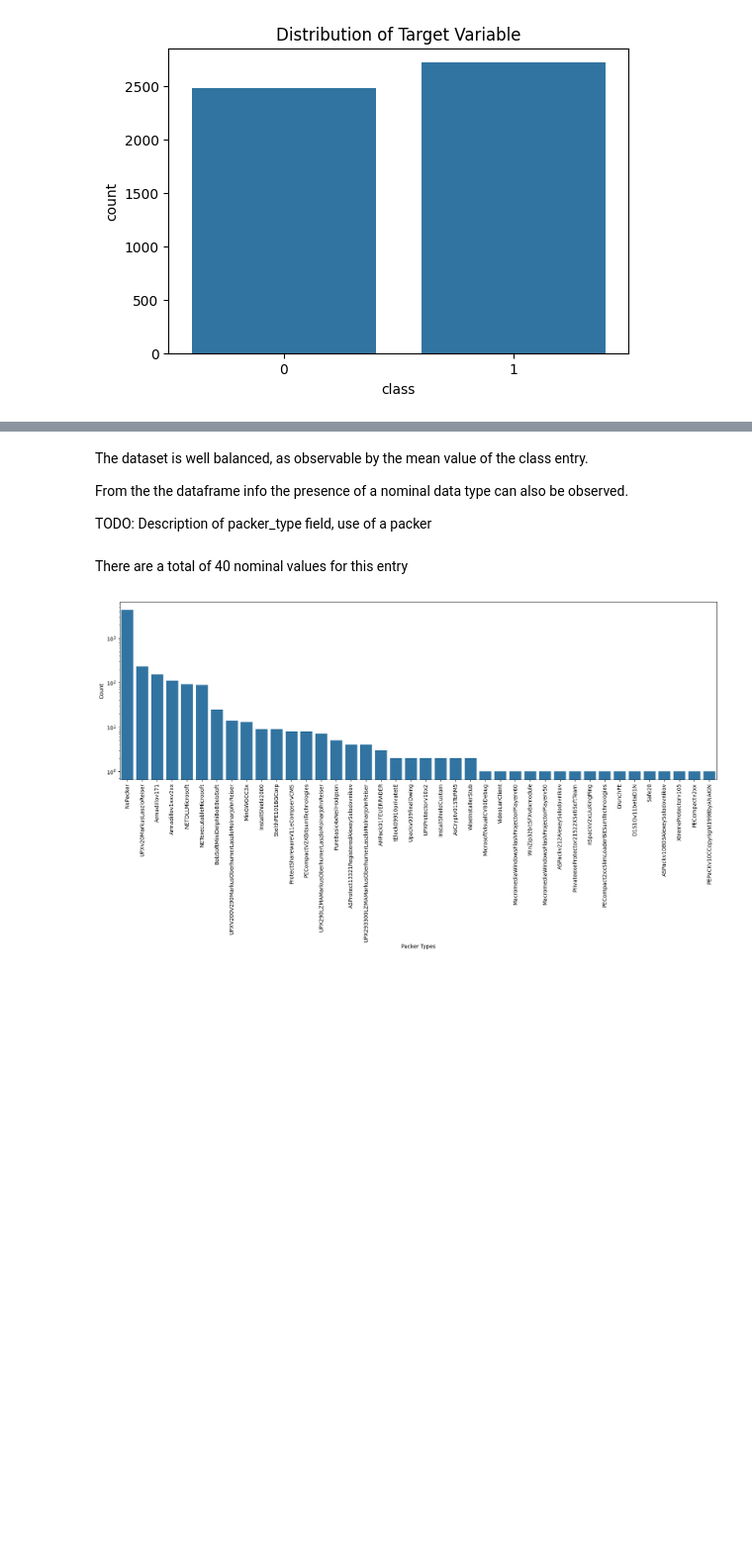
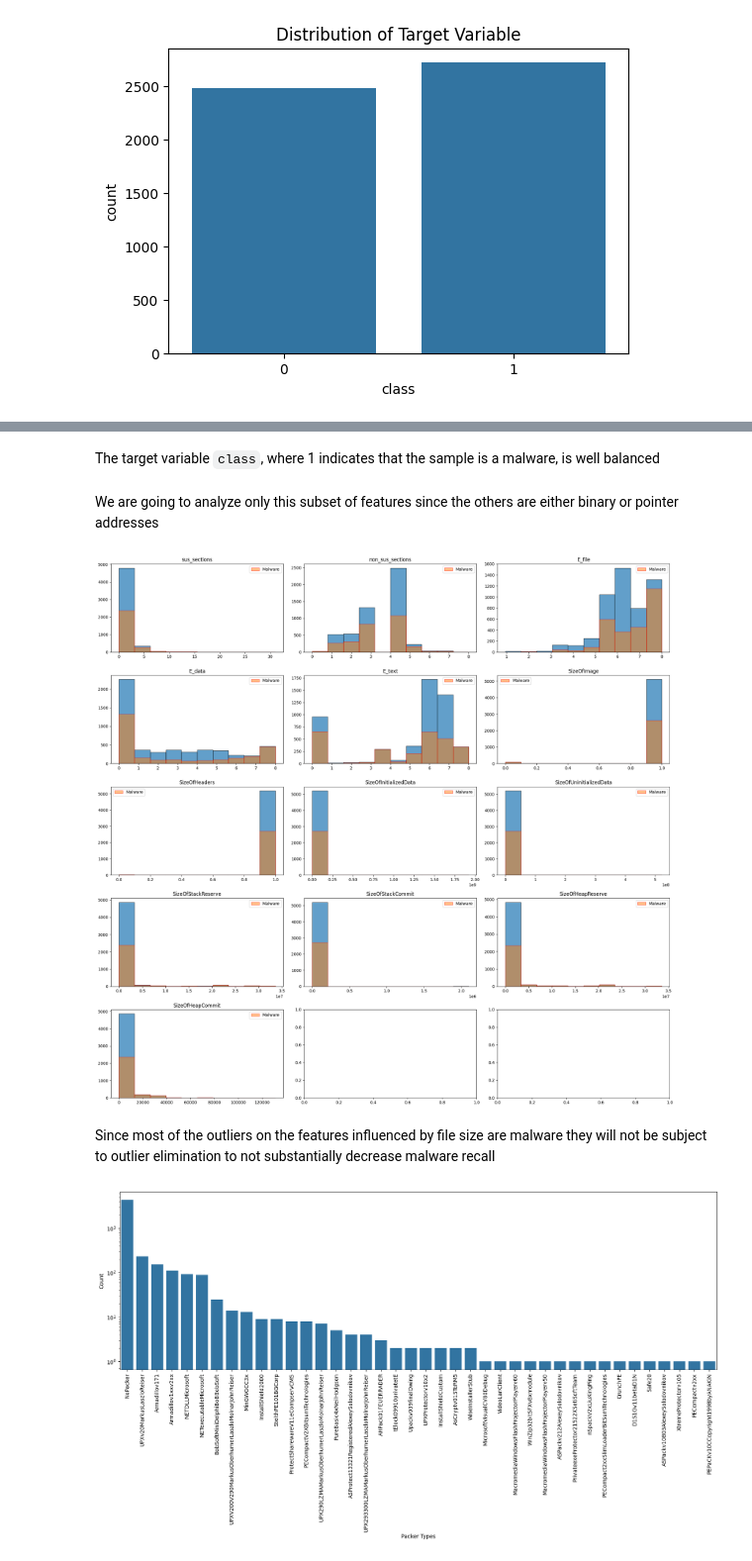
Before and after one commit to Dema00/ml-analysis-project, a Jupyter notebook: notebook.ipynb, the cells around one changed output, grey strips where cells are left out. Shown at 99% size. Cells and saved outputs as stored; diff of their text form; code cells hidden in the pictures; blank space fills up the shorter version.

Commit message:
Added more descriptions

```diff
--- a/notebook.ipynb
+++ b/notebook.ipynb
@@ -163,8 +88,40 @@ Total number of rows with outliers: 156
-# %% [markdown]
-The dataset is well balanced, as observable by the mean value of the class entry.
-
-From the the dataframe info the presence of a nominal data type can also be observed.
-
-TODO: Description of packer_type field, use of a packer
-# %% [markdown]
-There are a total of 40 nominal values for this entry
+# %% [markdown]
+The target variable `class`, where 1 indicates that the sample is a malware, is well balanced
+# %%
+features_to_check = [
+    'sus_sections','non_sus_sections','E_file',
+    'E_data','E_text','SizeOfImage','SizeOfHeaders',
+    'SizeOfInitializedData','SizeOfUninitializedData',
+    'SizeOfStackReserve','SizeOfStackCommit',
+    'SizeOfHeapReserve','SizeOfHeapCommit'
+    ]
+# %% [markdown]
+We are going to analyze only this subset of features since the others are either binary or pointer addresses
+# %%
+import matplotlib.pyplot as plt
+
+# Create subplots
+fig, axes = plt.subplots(len(features_to_check) // 3 + 1, 3, figsize=(20, 20))
+axes = axes.flatten()  # Flatten the axes array for easy iteration
+
+for i, feature in enumerate(features_to_check):
+    bin_edges = np.histogram_bin_edges(df[feature], bins=10)
+
+    # Plot histogram for all data
+    axes[i].hist(df[feature], bins=bin_edges, edgecolor='black', alpha=0.7)
+
+    # Overlay histogram for 'class' == 1
+    axes[i].hist(df[df['class'] == 1][feature], bins=bin_edges, edgecolor='red', alpha=0.5, label='Malware')
+
+    # Set title and legend
+    axes[i].set_title(feature)
+    axes[i].legend()
+
+# Adjust layout and show plot
+plt.suptitle('', size=16)
+plt.tight_layout(rect=[0, 0, 1, 0.96])  # Adjust layout to fit the suptitle
+plt.show()
+# %% [output]
+[figure, added]
+# %% [markdown]
+Since most of the outliers on the features influenced by file size are malware they will not be subject to outlier elimination to not substantially decrease malware recall
```
Also changed, not shown: parts of 77 cells of this notebook.
